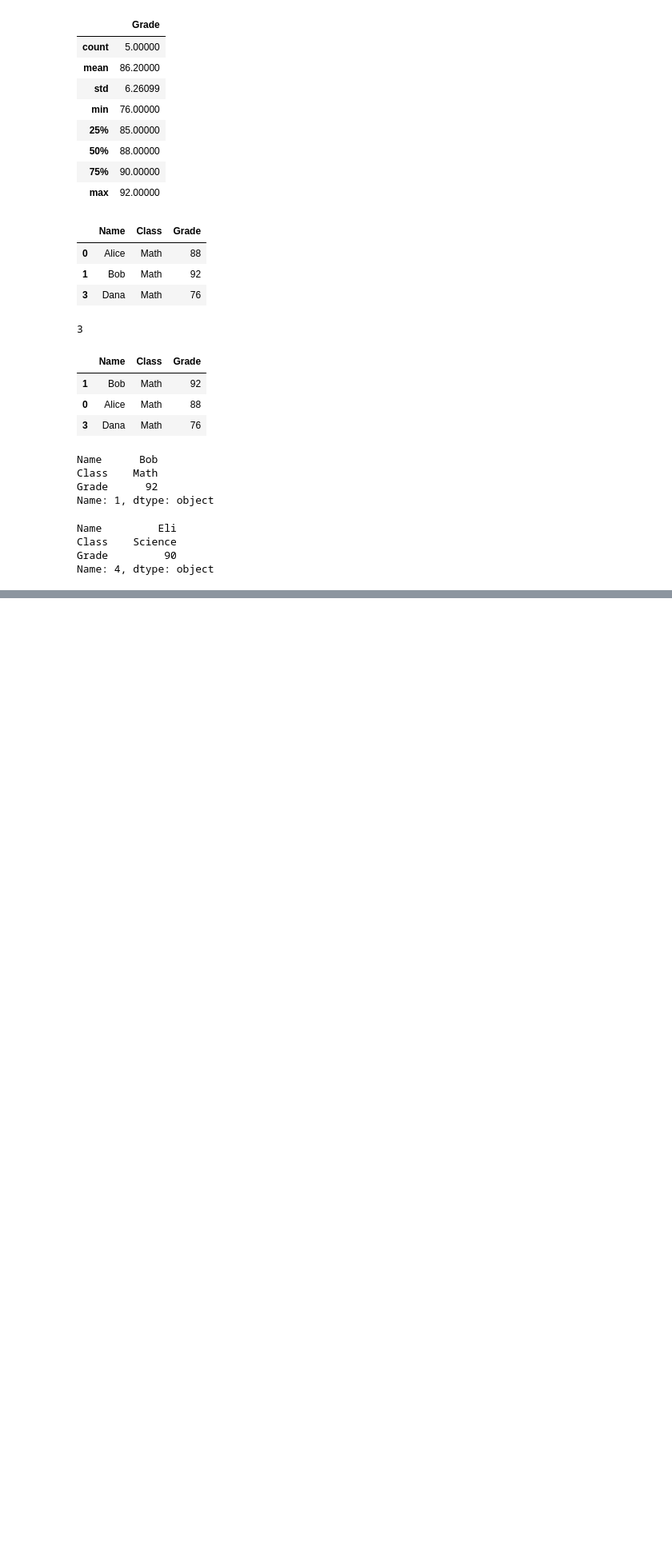
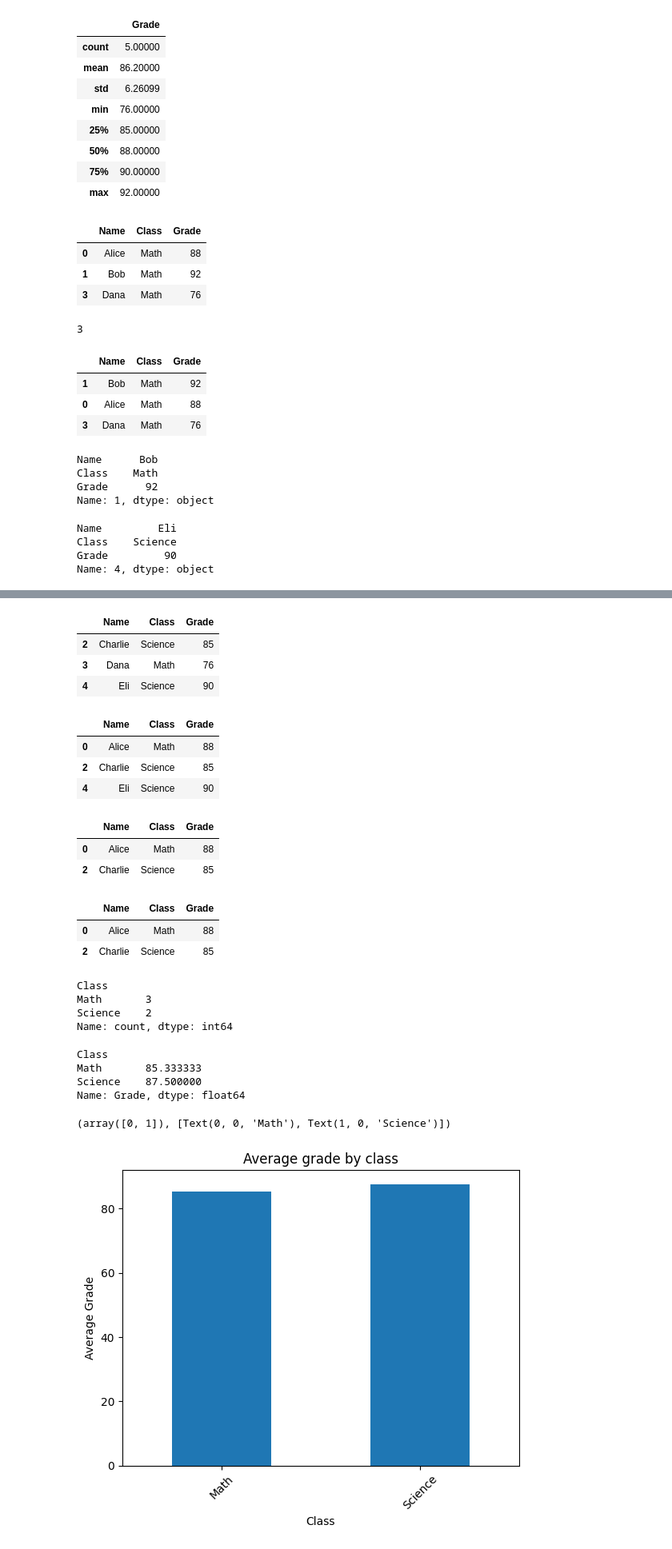
Before and after one commit to NAIT-SDEV1001-Winter2026/SDEV1001-A01-Examples, a Jupyter notebook: Untitled.ipynb, the cells around one changed output, grey strips where cells are left out. Shown at 80% size. Cells and saved outputs as stored; diff of their text form; code cells hidden in the pictures; blank space fills up the shorter version.

```diff
--- a/Untitled.ipynb
+++ b/Untitled.ipynb
@@ -100,0 +142,39 @@ Name: 4, dtype: object
+# %%
+grades.tail(3)
+# %% [output]
+|  | Name | Class | Grade |
+| 2 | Charlie | Science | 85 |
+| 3 | Dana | Math | 76 |
+| 4 | Eli | Science | 90 |
+# %%
+#marks between 80 and 90
+filtered_df = grades[(grades['Grade'] >= 80) & (grades['Grade'] <= 90)]
+filtered_df
+# %% [output]
+|  | Name | Class | Grade |
+| 0 | Alice | Math | 88 |
+| 2 | Charlie | Science | 85 |
+| 4 | Eli | Science | 90 |
+# %%
+#same as above but only where grade is 88 or 85
+filtered_df = grades[(grades['Grade'] == 88) | (grades['Grade'] == 85)]
+filtered_df
+# %% [output]
+|  | Name | Class | Grade |
+| 0 | Alice | Math | 88 |
+| 2 | Charlie | Science | 85 |
+# %%
+filtered_df = grades[grades['Grade'].isin([88,85])]
+filtered_df
+# %% [output]
+|  | Name | Class | Grade |
+| 0 | Alice | Math | 88 |
+| 2 | Charlie | Science | 85 |
+# %%
+#bnumber of stuents in each class
+grades["Class"].value_counts()
+# %% [output]
+Class
+Math       3
+Science    2
+Name: count, dtype: int64
@@ -100,0 +183,16 @@ Name: 4, dtype: object
+# %%
+#average mark for each class
+avg_by_class = grades.groupby("Class")["Grade"].mean()
+avg_by_class
+# %% [output]
+Class
+Math       85.333333
+Science    87.500000
+Name: Grade, dtype: float64
+# %%
+avg_by_class.plot(kind = "bar",title = "Average grade by class")
+plt.ylabel("Average Grade")
+plt.xticks(rotation = 45)
+# %% [output]
+(array([0, 1]), [Text(0, 0, 'Math'), Text(1, 0, 'Science')])
+[figure, added]
```
Also changed, not shown: parts of 8 cells of this notebook.
